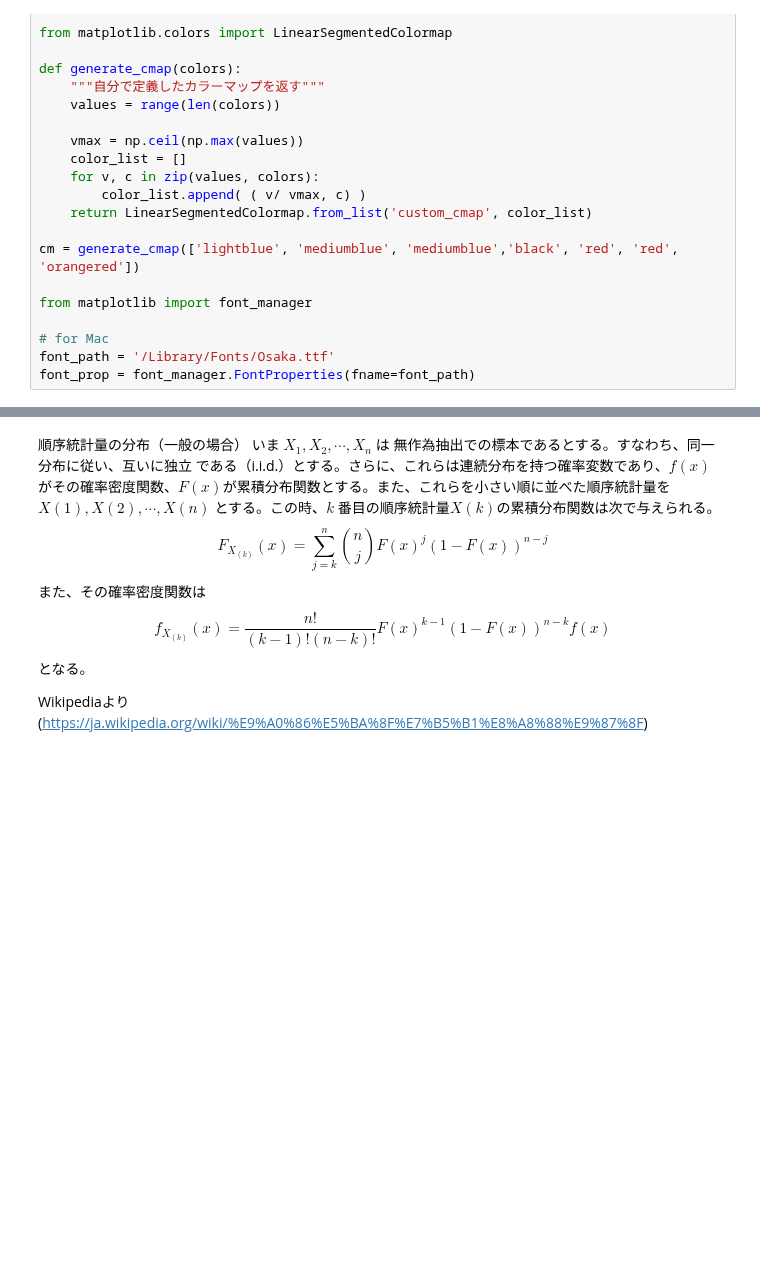
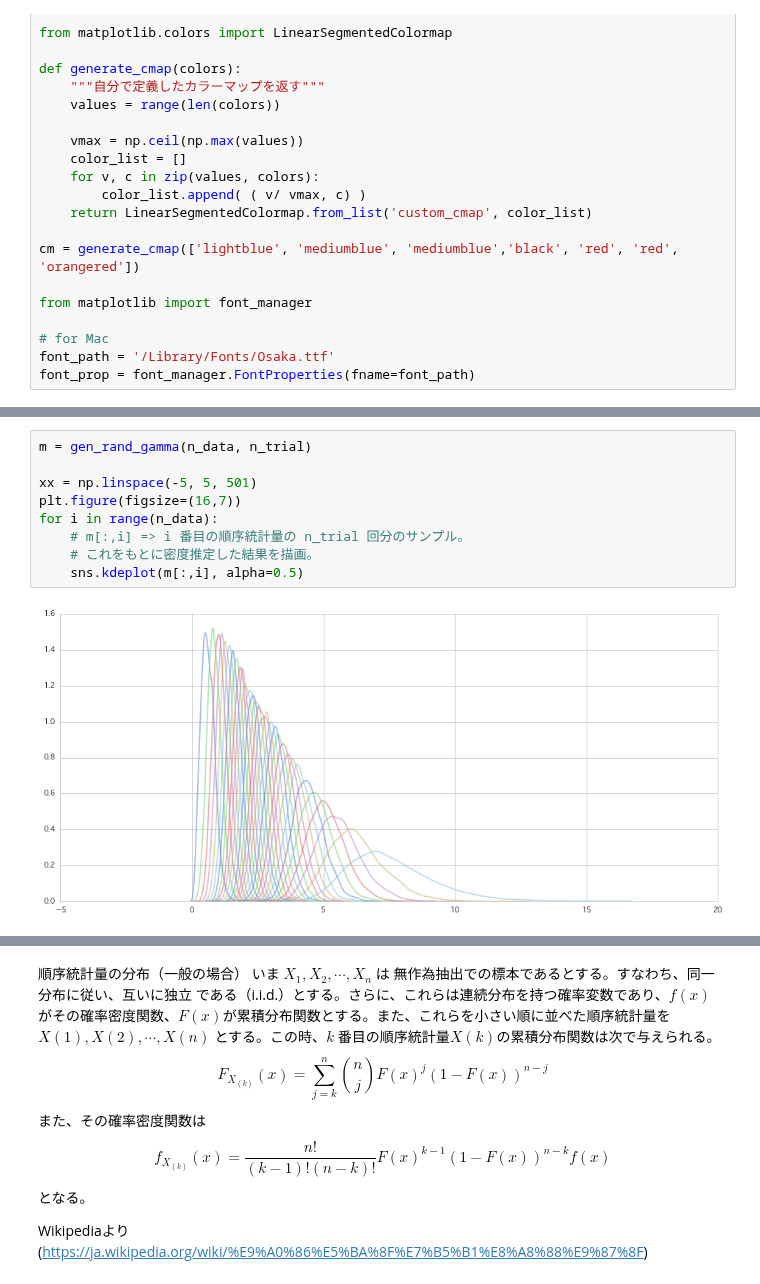
Before and after one commit to matsuken92/Qiita_Contents, a Jupyter notebook: General/order_statistic.ipynb, the cells around one changed output, grey strips where cells are left out. Cells and saved outputs as stored; diff of their text form; blank space fills up the shorter version.

```diff
--- a/General/order_statistic.ipynb
+++ b/General/order_statistic.ipynb
@@ -105,0 +109,11 @@ anim.save('ordered_dist.gif', writer='imagemagick', fps=5, dpi=64)
+# %%
+m = gen_rand_gamma(n_data, n_trial)
+
+xx = np.linspace(-5, 5, 501)
+plt.figure(figsize=(16,7))
+for i in range(n_data):
+    # m[:,i] => i 番目の順序統計量の n_trial 回分のサンプル。
+    # これをもとに密度推定した結果を描画。
+    sns.kdeplot(m[:,i], alpha=0.5)
+# %% [output]
+[figure, added]
```
Also changed, not shown: parts of 7 cells of this notebook.
